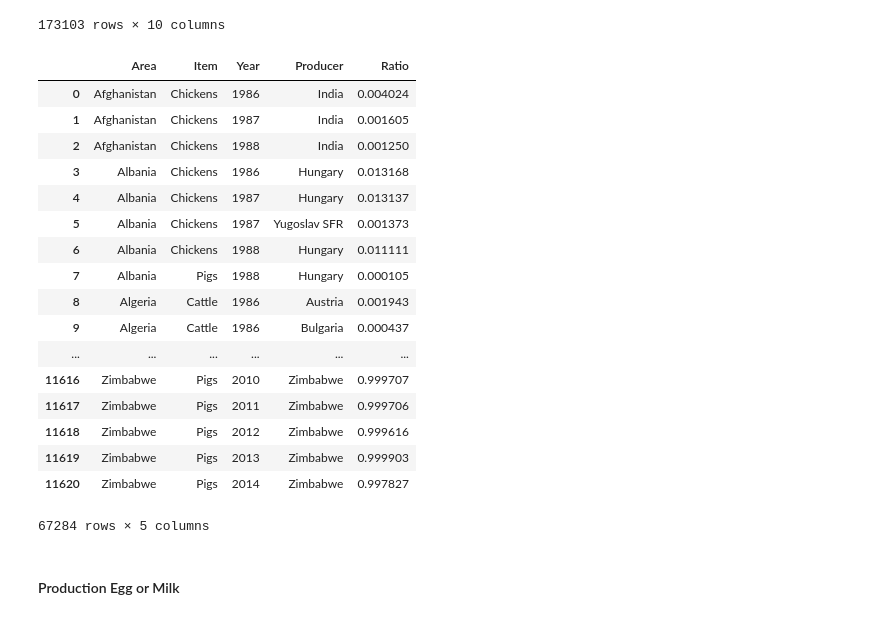
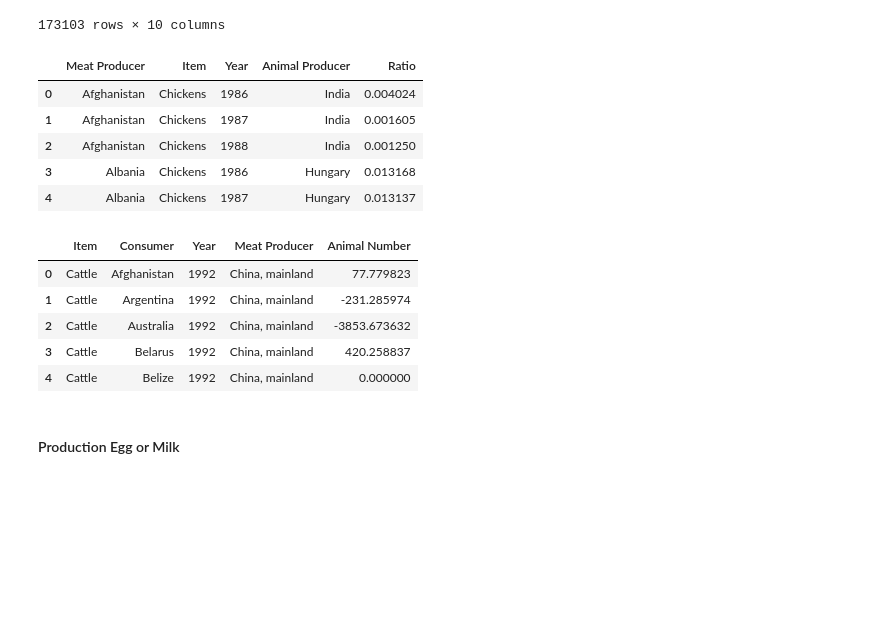
Before and after one commit to OthmanSefraoui/Data_story, a Jupyter notebook: milestone_2.ipynb, the cells around one changed output. Drawn from its saved outputs; the diff is of its cells as text; code cells hidden in the pictures; blank space fills up the shorter version.

```diff
--- a/milestone_2.ipynb
+++ b/milestone_2.ipynb
@@ -2264,25 +2264,29 @@ df_ratio_slaughter["Ratio"] = df_ratio_slaughter["Quantity (head)"]/df_ratio_sla
 # %%
 remainder = 1 - df_ratio_slaughter.groupby(by=["Area","Item","Year"]).sum()["Ratio"]
 remainder = remainder.reset_index()
 remainder["Producer"]=remainder["Area"]
 df_ratio_slaughter = pd.concat([df_ratio_slaughter,remainder],sort=False)[["Area","Item","Year","Producer","Ratio"]]
-df_ratio_slaughter
+df_ratio_slaughter.columns = ["Meat Producer","Item","Year","Animal Producer","Ratio"]
+df_ratio_slaughter.head()
 # %% [output]
-|  | Area | Item | Year | Producer | Ratio |
+|  | Meat Producer | Item | Year | Animal Producer | Ratio |
 | 0 | Afghanistan | Chickens | 1986 | India | 0.004024 |
 | 1 | Afghanistan | Chickens | 1987 | India | 0.001605 |
 | 2 | Afghanistan | Chickens | 1988 | India | 0.001250 |
 | 3 | Albania | Chickens | 1986 | Hungary | 0.013168 |
 | 4 | Albania | Chickens | 1987 | Hungary | 0.013137 |
-| 5 | Albania | Chickens | 1987 | Yugoslav SFR | 0.001373 |
-| 6 | Albania | Chickens | 1988 | Hungary | 0.011111 |
-| 7 | Albania | Pigs | 1988 | Hungary | 0.000105 |
-| 8 | Algeria | Cattle | 1986 | Austria | 0.001943 |
-| 9 | Algeria | Cattle | 1986 | Bulgaria | 0.000437 |
-| ... | ... | ... | ... | ... | ... |
-| 11616 | Zimbabwe | Pigs | 2010 | Zimbabwe | 0.999707 |
-| 11617 | Zimbabwe | Pigs | 2011 | Zimbabwe | 0.999706 |
-| 11618 | Zimbabwe | Pigs | 2012 | Zimbabwe | 0.999616 |
-| 11619 | Zimbabwe | Pigs | 2013 | Zimbabwe | 0.999903 |
-| 11620 | Zimbabwe | Pigs | 2014 | Zimbabwe | 0.997827 |
-67284 rows × 5 columns
+# %%
+df_animal_cons = df_meat_cons[["Item","Consumer","Year","Producer","Animal Number"]]
+df_animal_cons.columns = ["Item","Consumer","Year","Meat Producer","Animal Number"]
+item_corresp = {'Meat, cattle':'Cattle',
+                'Meat, pig':'Pigs',
+                'Meat, chicken':'Chickens'}
+df_animal_cons.replace(to_replace=item_corresp, inplace=True)
+df_animal_cons.head()
+# %% [output]
+|  | Item | Consumer | Year | Meat Producer | Animal Number |
+| 0 | Cattle | Afghanistan | 1992 | China, mainland | 77.779823 |
+| 1 | Cattle | Argentina | 1992 | China, mainland | -231.285974 |
+| 2 | Cattle | Australia | 1992 | China, mainland | -3853.673632 |
+| 3 | Cattle | Belarus | 1992 | China, mainland | 420.258837 |
+| 4 | Cattle | Belize | 1992 | China, mainland | 0.000000 |
```
Also changed, not shown: parts of 1 cell of this notebook.
